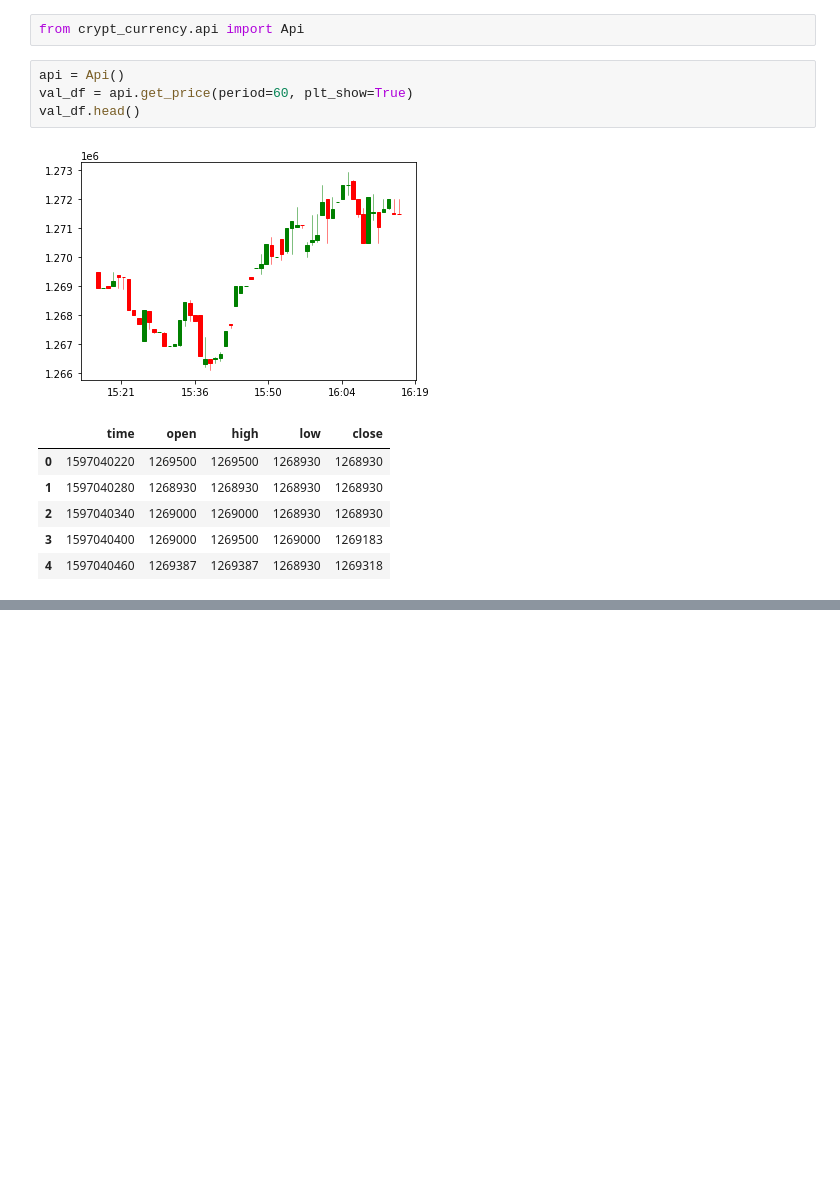
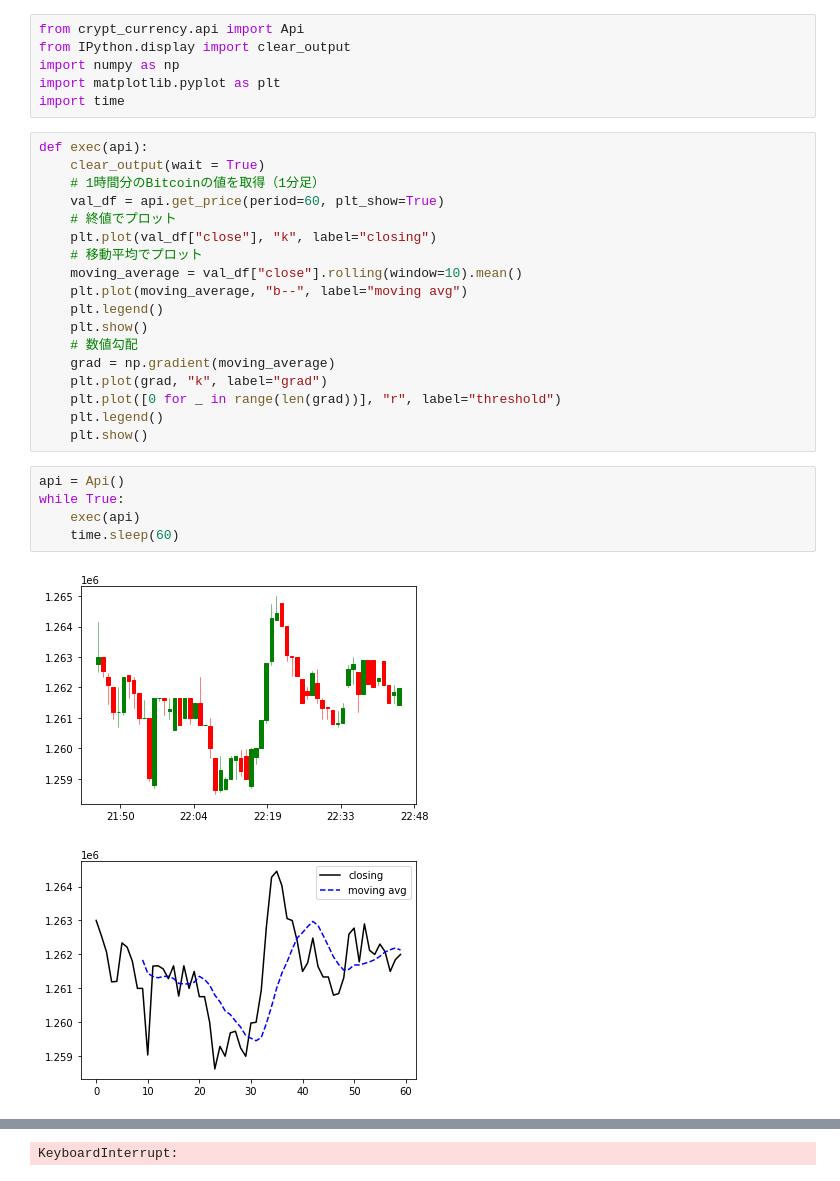
Before and after one commit to nmrmasakazu/crypt-currency-trader, a Jupyter notebook: src/main.ipynb, the cells around one changed output, grey strips where cells are left out. Saved outputs shown, nothing was run; the diff lists cells and outputs as text; blank space fills up the shorter version.

```diff
--- a/src/main.ipynb
+++ b/src/main.ipynb
@@ -1,14 +1,32 @@
-# %%
-from crypt_currency.api import Api
-# %%
-api = Api()
-val_df = api.get_price(period=60, plt_show=True)
-val_df.head()
-# %% [output]
-[figure, removed]
-|  | time | open | high | low | close |
-| 0 | 1597040220 | 1269500 | 1269500 | 1268930 | 1268930 |
-| 1 | 1597040280 | 1268930 | 1268930 | 1268930 | 1268930 |
-| 2 | 1597040340 | 1269000 | 1269000 | 1268930 | 1268930 |
-| 3 | 1597040400 | 1269000 | 1269500 | 1269000 | 1269183 |
-| 4 | 1597040460 | 1269387 | 1269387 | 1268930 | 1269318 |
+# %%
+from crypt_currency.api import Api
+from IPython.display import clear_output
+import numpy as np
+import matplotlib.pyplot as plt
+import time
+# %%
+def exec(api):
+    clear_output(wait = True)
+    # 1時間分のBitcoinの値を取得（1分足）
+    val_df = api.get_price(period=60, plt_show=True)
+    # 終値でプロット
+    plt.plot(val_df["close"], "k", label="closing")
+    # 移動平均でプロット
+    moving_average = val_df["close"].rolling(window=10).mean()
+    plt.plot(moving_average, "b--", label="moving avg")
+    plt.legend()
+    plt.show()
+    # 数値勾配
+    grad = np.gradient(moving_average)
+    plt.plot(grad, "k", label="grad")
+    plt.plot([0 for _ in range(len(grad))], "r", label="threshold")
+    plt.legend()
+    plt.show()
+# %%
+api = Api()
+while True:
+    exec(api)
+    time.sleep(60)
+# %% [output]
+[figure, added]
+[figure, added]
@@ -14,0 +34 @@ val_df.head()
+KeyboardInterrupt:
```
Also changed, not shown: parts of 1 cell of this notebook, 1 other file.
